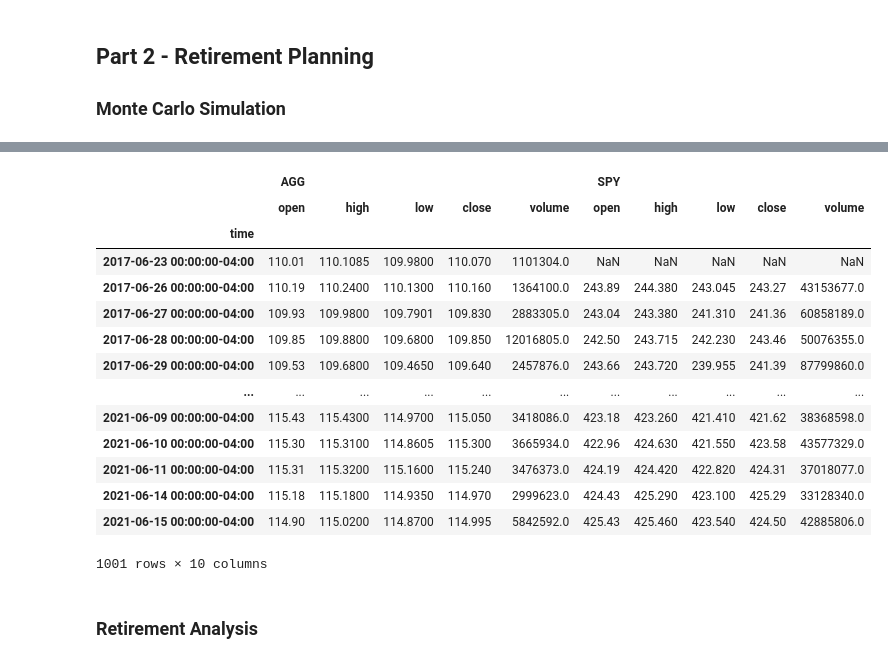
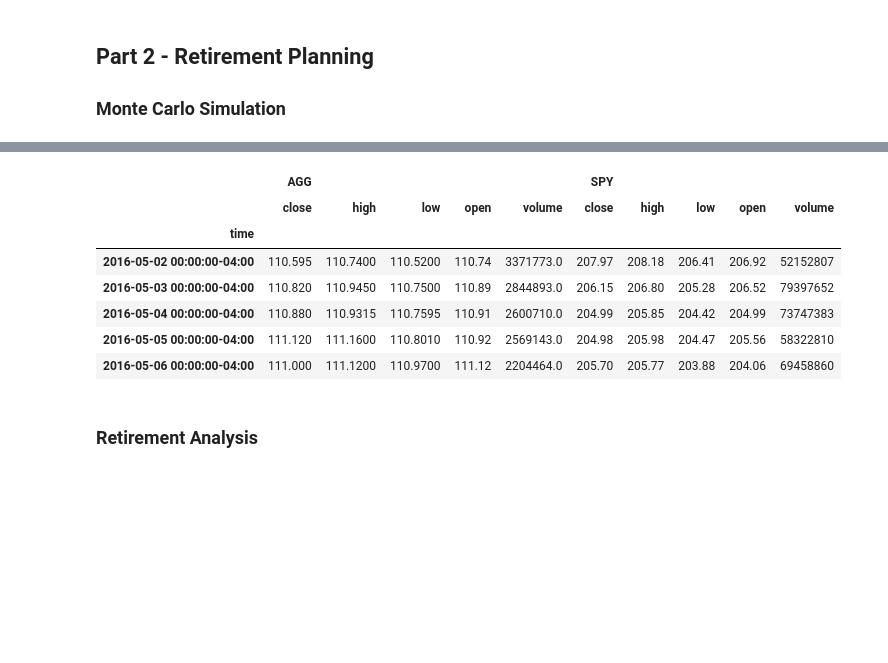
Before and after one commit to etholpalmer/Financial-Planning, a Jupyter notebook: financial-planner.ipynb, the cells around one changed output, grey strips where cells are left out. Drawn from its saved outputs; the diff is of its cells as text; code cells hidden in the pictures; blank space fills up the shorter version.

```diff
--- a/financial-planner.ipynb
+++ b/financial-planner.ipynb
@@ -306,4 +306,6 @@ from datetime import timedelta
 # Set start and end dates of five years back from today.
 # Sample results may vary from the solution based on the time frame chosen
 start_date = pd.Timestamp('2016-05-01', tz='America/New_York').isoformat()
+end_mid_date_ts   = pd.Timestamp('2019-05-01', tz='America/New_York')
+start_mid_date_ts = end_mid_date_ts + timedelta(days=1)
 end_date   = pd.Timestamp('2021-05-01', tz='America/New_York').isoformat()
@@ -337,29 +312,23 @@ api.get_barset(
 # %%
 # Get 5 years' worth of historical data for SPY and AGG
 # (use a limit=1000 parameter to call the most recent 1000 days of data)
-trading_days = 252 * 5
-max_day_count = 1000
-df_part_1 = api.get_barset(
+df_1 = api.get_barset(
     symbols=tickers,
     timeframe=timeframe,
     start=start_date,
+    end=end_mid_date_ts.isoformat(),
+    limit= 1000
+).df
+df_2 = api.get_barset(
+    symbols=tickers,
+    timeframe=timeframe,
+    start=start_mid_date_ts.isoformat(),
+    end=end_date,
     limit= 1000
 ).df
 
-a = (max(df_part_1.index) + timedelta(days=1)).isoformat()
-df_part_2 = api.get_barset(
-    symbols= tickers,
-    timeframe= timeframe,
-    start= a,
-    end  = end_date
-).df
+df_stock_data = pd.concat(objs=[df_1,df_2], axis='rows', join='inner', sort=True)
 
-print(start_date,a,end_date)
-
-
-df_stock_data = pd.concat(objs=[df_part_1,df_part_2], axis='rows', join='inner', sort=True)
 # Display sample data
-#df_stock_data.head()
-df_stock_data
-df_part_1
+df_stock_data.head()
 # %% [output]
@@ -367,17 +335,10 @@ df_part_1
 |  | AGG |  |  |  |  | SPY |  |  |  |  |
-|  | open | high | low | close | volume | open | high | low | close | volume |
+|  | close | high | low | open | volume | close | high | low | open | volume |
 | time |  |  |  |  |  |  |  |  |  |  |
-| 2017-06-23 00:00:00-04:00 | 110.01 | 110.1085 | 109.9800 | 110.070 | 1101304.0 | NaN | NaN | NaN | NaN | NaN |
-| 2017-06-26 00:00:00-04:00 | 110.19 | 110.2400 | 110.1300 | 110.160 | 1364100.0 | 243.89 | 244.380 | 243.045 | 243.27 | 43153677.0 |
-| 2017-06-27 00:00:00-04:00 | 109.93 | 109.9800 | 109.7901 | 109.830 | 2883305.0 | 243.04 | 243.380 | 241.310 | 241.36 | 60858189.0 |
-| 2017-06-28 00:00:00-04:00 | 109.85 | 109.8800 | 109.6800 | 109.850 | 12016805.0 | 242.50 | 243.715 | 242.230 | 243.46 | 50076355.0 |
-| 2017-06-29 00:00:00-04:00 | 109.53 | 109.6800 | 109.4650 | 109.640 | 2457876.0 | 243.66 | 243.720 | 239.955 | 241.39 | 87799860.0 |
-| ... | ... | ... | ... | ... | ... | ... | ... | ... | ... | ... |
-| 2021-06-09 00:00:00-04:00 | 115.43 | 115.4300 | 114.9700 | 115.050 | 3418086.0 | 423.18 | 423.260 | 421.410 | 421.62 | 38368598.0 |
-| 2021-06-10 00:00:00-04:00 | 115.30 | 115.3100 | 114.8605 | 115.300 | 3665934.0 | 422.96 | 424.630 | 421.550 | 423.58 | 43577329.0 |
-| 2021-06-11 00:00:00-04:00 | 115.31 | 115.3200 | 115.1600 | 115.240 | 3476373.0 | 424.19 | 424.420 | 422.820 | 424.31 | 37018077.0 |
-| 2021-06-14 00:00:00-04:00 | 115.18 | 115.1800 | 114.9350 | 114.970 | 2999623.0 | 424.43 | 425.290 | 423.100 | 425.29 | 33128340.0 |
-| 2021-06-15 00:00:00-04:00 | 114.90 | 115.0200 | 114.8700 | 114.995 | 5842592.0 | 425.43 | 425.460 | 423.540 | 424.50 | 42885806.0 |
+| 2016-05-02 00:00:00-04:00 | 110.595 | 110.7400 | 110.5200 | 110.74 | 3371773.0 | 207.97 | 208.18 | 206.41 | 206.92 | 52152807 |
+| 2016-05-03 00:00:00-04:00 | 110.820 | 110.9450 | 110.7500 | 110.89 | 2844893.0 | 206.15 | 206.80 | 205.28 | 206.52 | 79397652 |
+| 2016-05-04 00:00:00-04:00 | 110.880 | 110.9315 | 110.7595 | 110.91 | 2600710.0 | 204.99 | 205.85 | 204.42 | 204.99 | 73747383 |
+| 2016-05-05 00:00:00-04:00 | 111.120 | 111.1600 | 110.8010 | 110.92 | 2569143.0 | 204.98 | 205.98 | 204.47 | 205.56 | 58322810 |
+| 2016-05-06 00:00:00-04:00 | 111.000 | 111.1200 | 110.9700 | 111.12 | 2204464.0 | 205.70 | 205.77 | 203.88 | 204.06 | 69458860 |
-1001 rows × 10 columns
 # %%
 # Configuring a Monte Carlo simulation to forecast 30 years cumulative returns
```
Also changed, not shown: parts of 17 cells of this notebook.
